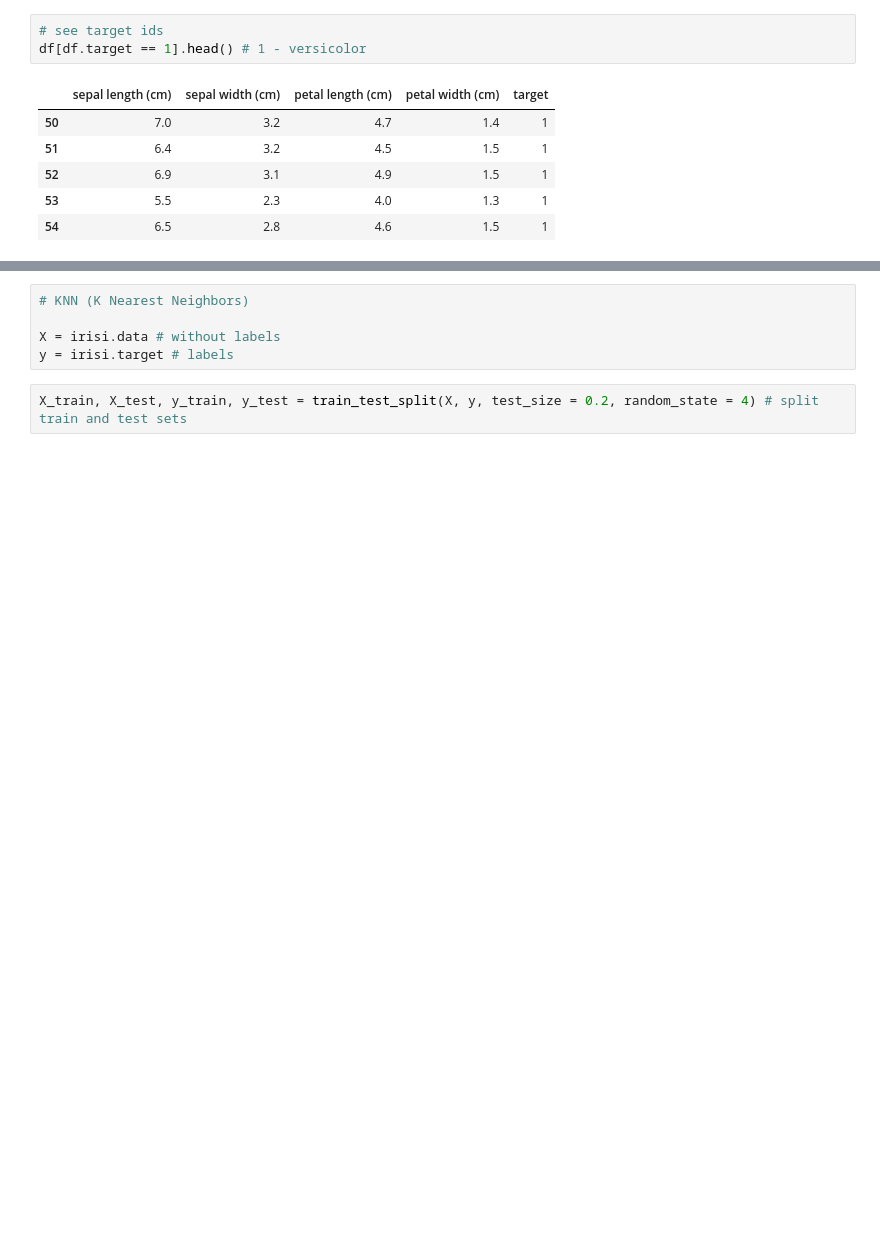
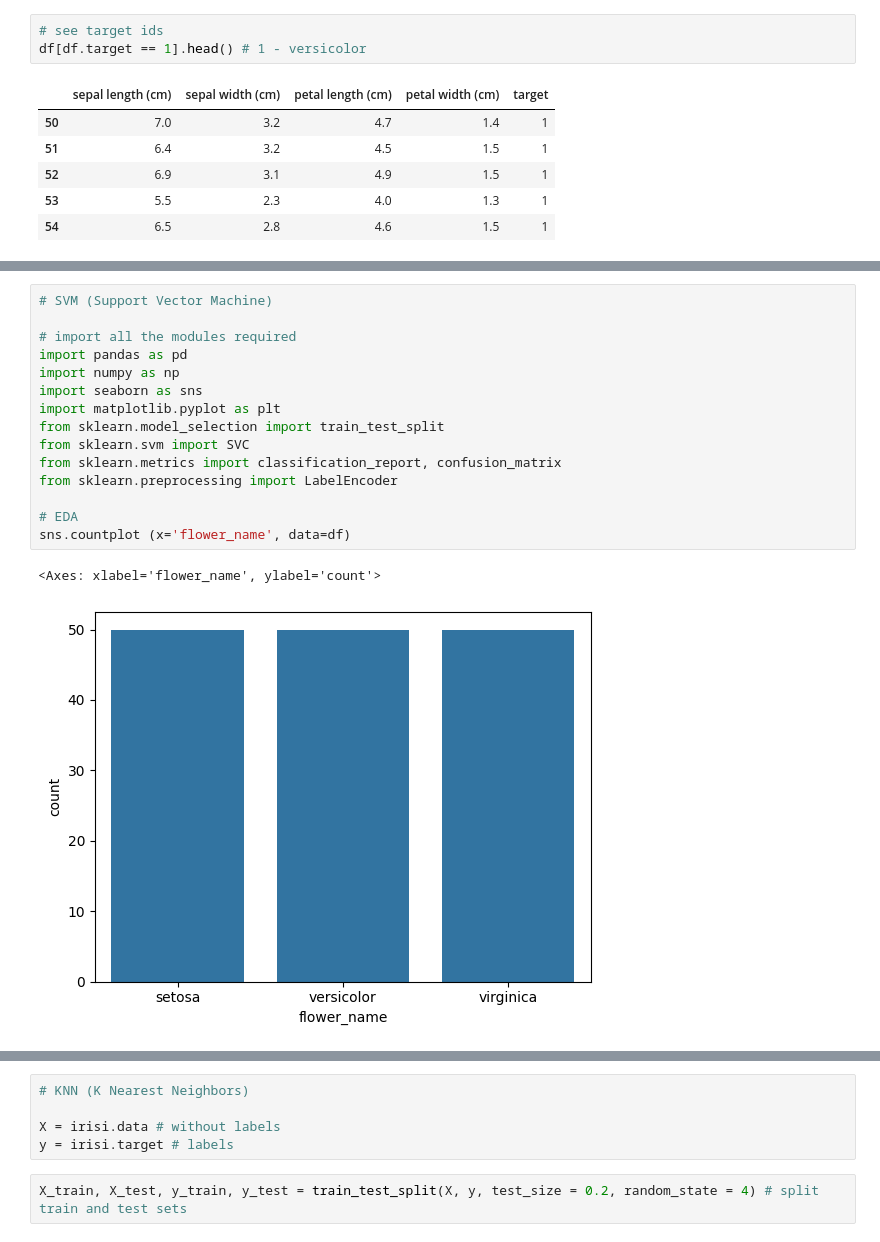
Before and after one commit to marius2347/Working-with-Iris-Dataset-using-Machine-Learning-in-Python-at-ISB, a Jupyter notebook: ml.ipynb, the cells around one changed output, grey strips where cells are left out. Saved outputs shown, nothing was run; the diff lists cells and outputs as text; blank space fills up the shorter version.

```diff
--- a/ml.ipynb
+++ b/ml.ipynb
@@ -73,3 +89,21 @@ df0.head()
 | 2 | 4.7 | 3.2 | 1.3 | 0.2 | 0 | setosa |
 | 3 | 4.6 | 3.1 | 1.5 | 0.2 | 0 | setosa |
 | 4 | 5.0 | 3.6 | 1.4 | 0.2 | 0 | setosa |
+# %%
+# SVM (Support Vector Machine)
+
+# import all the modules required
+import pandas as pd
+import numpy as np
+import seaborn as sns
+import matplotlib.pyplot as plt
+from sklearn.model_selection import train_test_split
+from sklearn.svm import SVC
+from sklearn.metrics import classification_report, confusion_matrix
+from sklearn.preprocessing import LabelEncoder
+
+# EDA
+sns.countplot (x='flower_name', data=df)
+# %% [output]
+<Axes: xlabel='flower_name', ylabel='count'>
+[figure, added]
```
Also changed, not shown: parts of 14 cells of this notebook, 2 other files.
